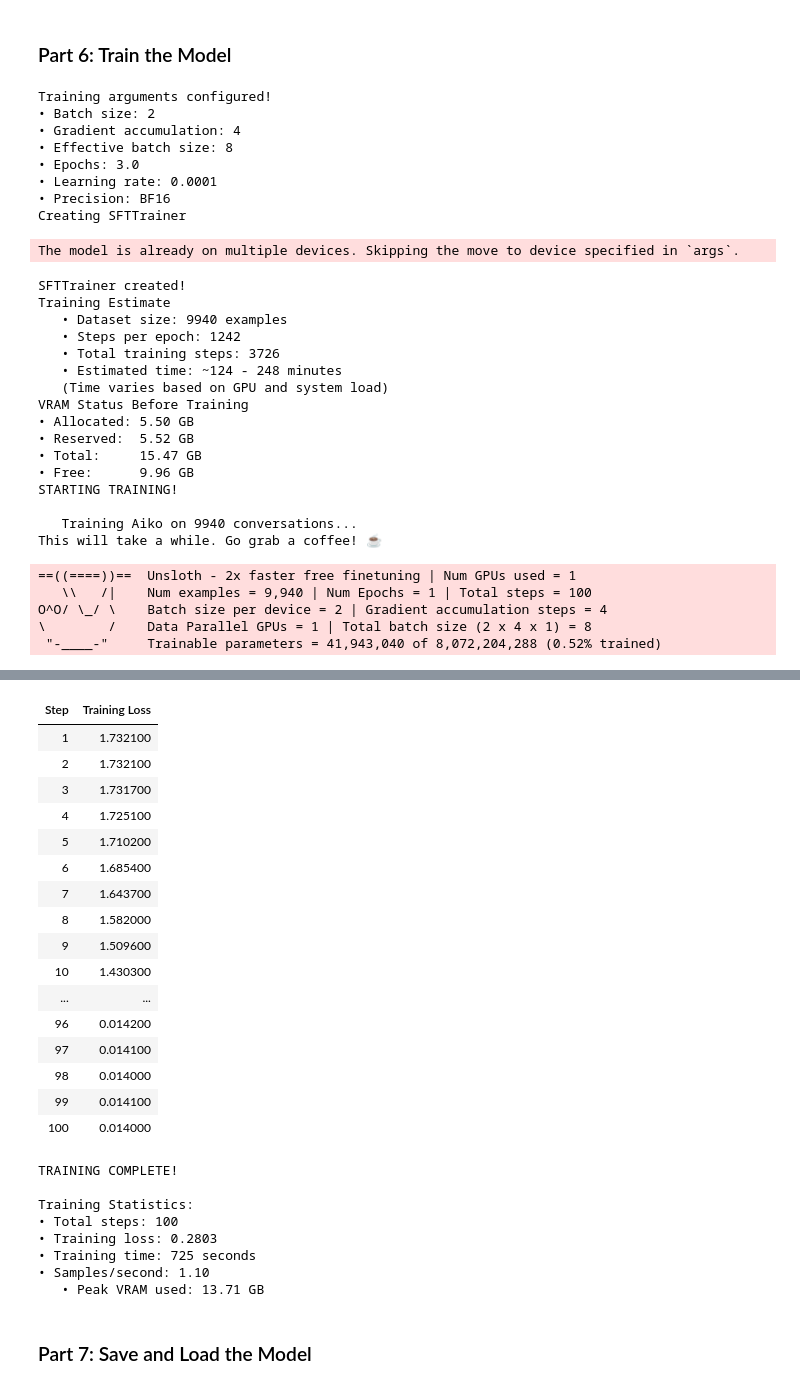
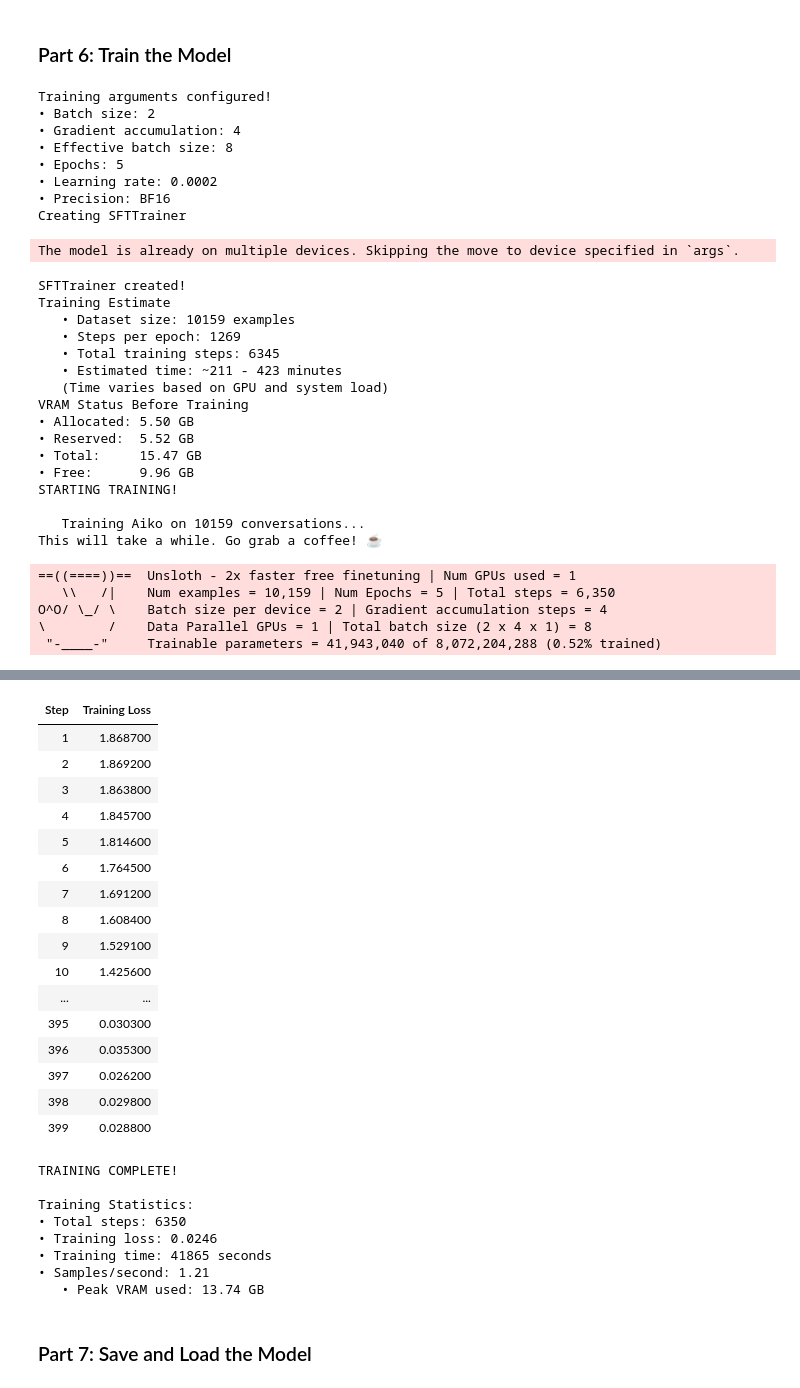
Before and after one commit to Exile404/Virtual_GF_LLM, a Jupyter notebook: virtual_gf.ipynb, the cells around one changed output, grey strips where cells are left out. Saved outputs shown, nothing was run; the diff lists cells and outputs as text; code cells hidden in the pictures.

Commit message:
fix: Thinking process and  dataset update

```diff
--- a/virtual_gf.ipynb
+++ b/virtual_gf.ipynb
@@ -93,7 +93,7 @@ model = FastLanguageModel.get_peft_model(
         "up_proj",             # MLP up
         "down_proj",           # MLP down
     ],
-    lora_alpha = 16,           # Scaling factor (usually same as r)
+    lora_alpha = 64,           # Scaling factor (usually same as r)
     lora_dropout = 0,          # Dropout (0 = faster training)
     bias = "none",             # Don't train biases (faster)
     use_gradient_checkpointing = "unsloth",  # 30% less VRAM
@@ -680,13 +632,13 @@ training_args = TrainingArguments(
     gradient_accumulation_steps = 4 ,       # Accumulate gradients before update
 
     # ===== TRAINING DURATION =====
-    # num_train_epochs = 2 ,                  # 3 passes through the dataset
-    max_steps = 100,                      # Or use max_steps instead of epochs
+    num_train_epochs = 5 ,                  # 3 passes through the dataset
+    # max_steps = 100,                      # Or use max_steps instead of epochs
 
     # ===== LEARNING RATE =====
-    learning_rate = 1e-4,                  # Standard for LoRA fine-tuning
+    learning_rate = 2e-4,                  # Standard for LoRA fine-tuning
     lr_scheduler_type = "linear",          # Linear decay
-    warmup_steps = 10,                     # Warmup for stability
+    warmup_steps = 50,                     # Warmup for stability
 
     # ===== OPTIMIZER =====
     optim = "adamw_8bit",                  # 8-bit Adam (memory efficient)
@@ -807,17 +759,17 @@ Training arguments configured!
 • Batch size: 2
 • Gradient accumulation: 4
 • Effective batch size: 8
-• Epochs: 3.0
-• Learning rate: 0.0001
+• Epochs: 5
+• Learning rate: 0.0002
 • Precision: BF16
 Creating SFTTrainer
 The model is already on multiple devices. Skipping the move to device specified in `args`.
 SFTTrainer created!
 Training Estimate
-   • Dataset size: 9940 examples
-   • Steps per epoch: 1242
-   • Total training steps: 3726
-   • Estimated time: ~124 - 248 minutes
+   • Dataset size: 10159 examples
+   • Steps per epoch: 1269
+   • Total training steps: 6345
+   • Estimated time: ~211 - 423 minutes
    (Time varies based on GPU and system load)
 VRAM Status Before Training
 • Allocated: 5.50 GB
@@ -826,10 +778,10 @@ VRAM Status Before Training
 • Free:      9.96 GB
 STARTING TRAINING!
 
-   Training Aiko on 9940 conversations...
+   Training Aiko on 10159 conversations...
 This will take a while. Go grab a coffee! ☕
 ==((====))==  Unsloth - 2x faster free finetuning | Num GPUs used = 1
-   \\   /|    Num examples = 9,940 | Num Epochs = 1 | Total steps = 100
+   \\   /|    Num examples = 10,159 | Num Epochs = 5 | Total steps = 6,350
 O^O/ \_/ \    Batch size per device = 2 | Gradient accumulation steps = 4
 \        /    Data Parallel GPUs = 1 | Total batch size (2 x 4 x 1) = 8
  "-____-"     Trainable parameters = 41,943,040 of 8,072,204,288 (0.52% trained)
@@ -837,28 +789,28 @@ O^O/ \_/ \    Batch size per device = 2 | Gradient accumulation steps = 4
 | Step | Training Loss |
-| 1 | 1.732100 |
-| 2 | 1.732100 |
-| 3 | 1.731700 |
-| 4 | 1.725100 |
-| 5 | 1.710200 |
-| 6 | 1.685400 |
-| 7 | 1.643700 |
-| 8 | 1.582000 |
-| 9 | 1.509600 |
-| 10 | 1.430300 |
+| 1 | 1.868700 |
+| 2 | 1.869200 |
+| 3 | 1.863800 |
+| 4 | 1.845700 |
+| 5 | 1.814600 |
+| 6 | 1.764500 |
+| 7 | 1.691200 |
+| 8 | 1.608400 |
+| 9 | 1.529100 |
+| 10 | 1.425600 |
 | ... | ... |
-| 96 | 0.014200 |
-| 97 | 0.014100 |
-| 98 | 0.014000 |
-| 99 | 0.014100 |
-| 100 | 0.014000 |
+| 395 | 0.030300 |
+| 396 | 0.035300 |
+| 397 | 0.026200 |
+| 398 | 0.029800 |
+| 399 | 0.028800 |
 TRAINING COMPLETE!
 
 Training Statistics:
-• Total steps: 100
-• Training loss: 0.2803
-• Training time: 725 seconds
-• Samples/second: 1.10
-   • Peak VRAM used: 13.71 GB
+• Total steps: 6350
+• Training loss: 0.0246
+• Training time: 41865 seconds
+• Samples/second: 1.21
+   • Peak VRAM used: 13.74 GB
 # %% [markdown]
 ### Part 7: Save and Load the Model
 # %%
```
Also changed, not shown: parts of 7 cells of this notebook, 1 other file.
